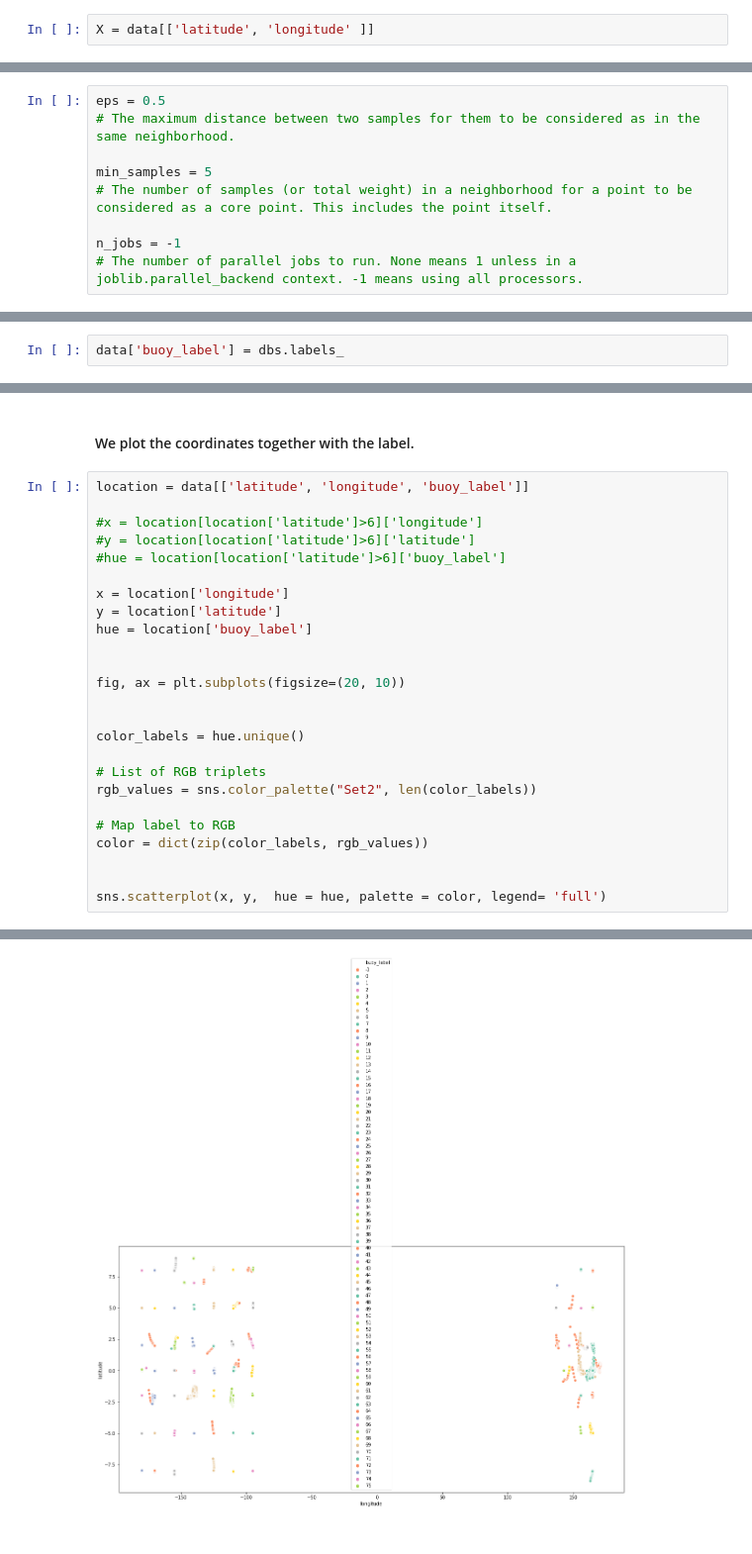
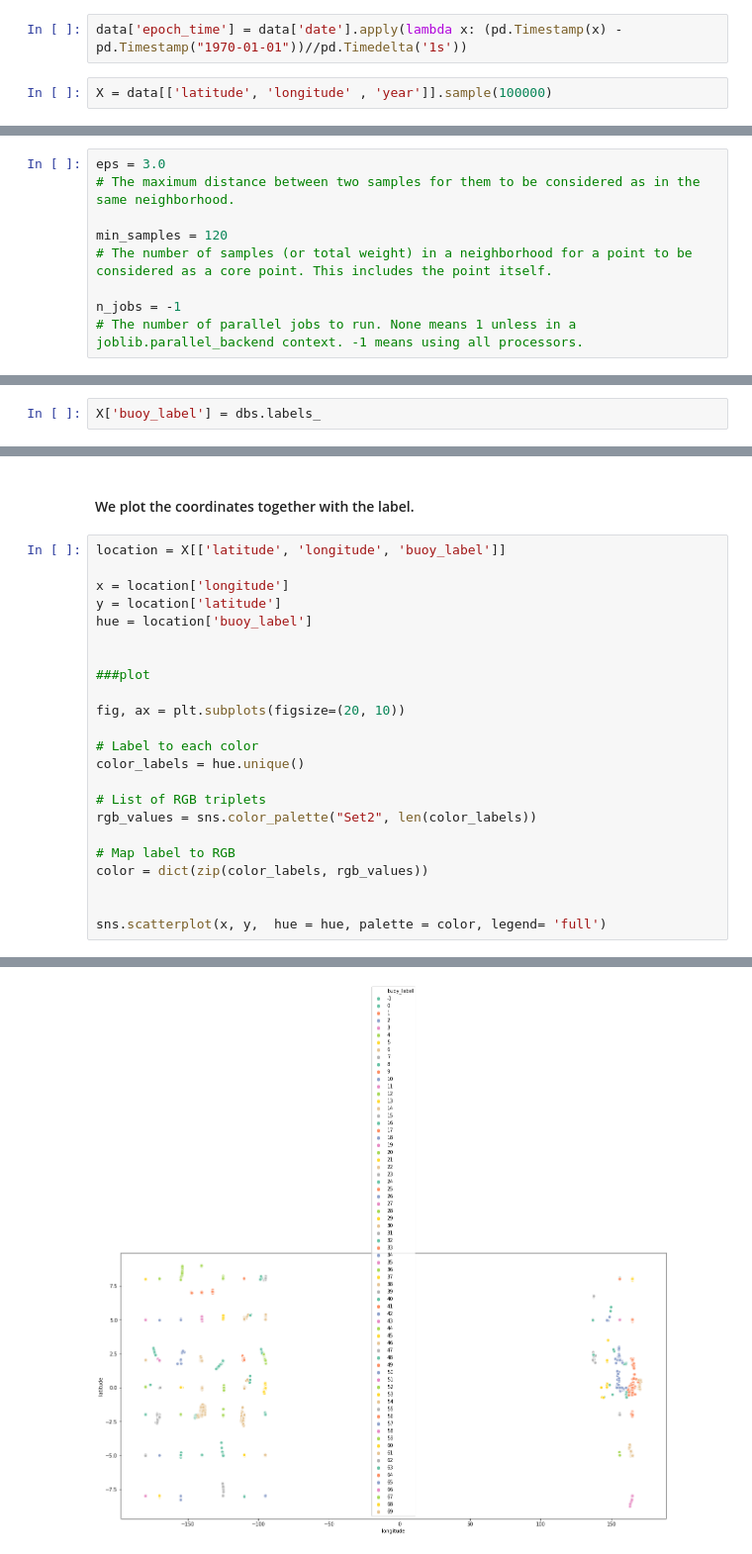
Before and after one commit to dvsun/Final_Project, a Jupyter notebook: Analysis/Clustering the Buoys.ipynb, the cells around one changed output, grey strips where cells are left out. Shown at 99% size. Drawn from its saved outputs; the diff is of its cells as text.

```diff
--- a/Analysis/Clustering the Buoys.ipynb
+++ b/Analysis/Clustering the Buoys.ipynb
@@ -51,15 +61,17 @@ memory usage: 16.3 MB
 ### Each cluster will correspond to one different buoy.
 # %% [markdown]
 #### We will cluster the observations in base of their location. Thus, we define X with the longitude and latitude.
+# %%
+data['epoch_time'] = data['date'].apply(lambda x: (pd.Timestamp(x) - pd.Timestamp("1970-01-01"))//pd.Timedelta('1s'))
 # %%
-X = data[['latitude', 'longitude' ]]
+X = data[['latitude', 'longitude' , 'year']].sample(100000)
 # %% [markdown]
 #### We set the most important parameters.
 # %%
-eps = 0.5
+eps = 3.0
 # The maximum distance between two samples for them to be considered as in the same neighborhood.
 
-min_samples = 5
+min_samples = 120
 # The number of samples (or total weight) in a neighborhood for a point to be considered as a core point. This includes the point itself.
 
 n_jobs = -1
@@ -81,4 +94,4 @@ silhouette_score(X, dbs.labels_, sample_size= 50000)
 # %% [markdown]
 #### We add the labels from DBSCAN to a new column in the dataset.
 # %%
-data['buoy_label'] = dbs.labels_
+X['buoy_label'] = dbs.labels_
@@ -85,30 +120,28 @@ data['buoy_label'] = dbs.labels_
 # %% [markdown]
 #### We plot the coordinates together with the label.
 # %%
-location = data[['latitude', 'longitude', 'buoy_label']]
-
-#x = location[location['latitude']>6]['longitude']
-#y = location[location['latitude']>6]['latitude']
-#hue = location[location['latitude']>6]['buoy_label']
+location = X[['latitude', 'longitude', 'buoy_label']]
 
 x = location['longitude']
 y = location['latitude']
 hue = location['buoy_label']
 
 
+###plot
+
 fig, ax = plt.subplots(figsize=(20, 10))
 
-
+# Label to each color
 color_labels = hue.unique()
 
 # List of RGB triplets
 rgb_values = sns.color_palette("Set2", len(color_labels))
 
 # Map label to RGB
 color = dict(zip(color_labels, rgb_values))
 
 
 sns.scatterplot(x, y,  hue = hue, palette = color, legend= 'full')
 # %% [output]
 <matplotlib.axes._subplots.AxesSubplot at 0x...>
-[figure, old version]
+[figure, new version]
```
Also changed, not shown: parts of 45 cells of this notebook, 3 other files.
